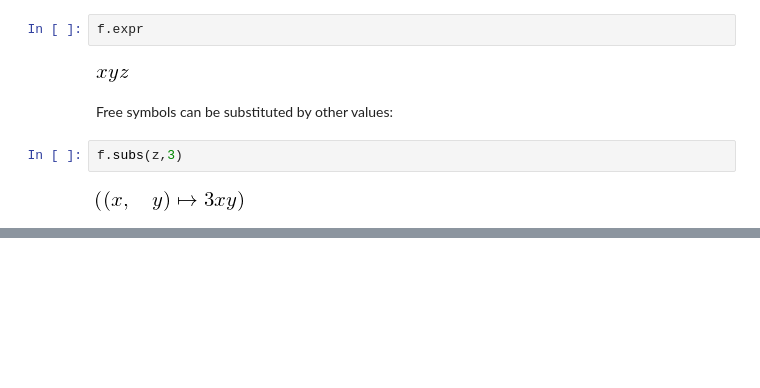
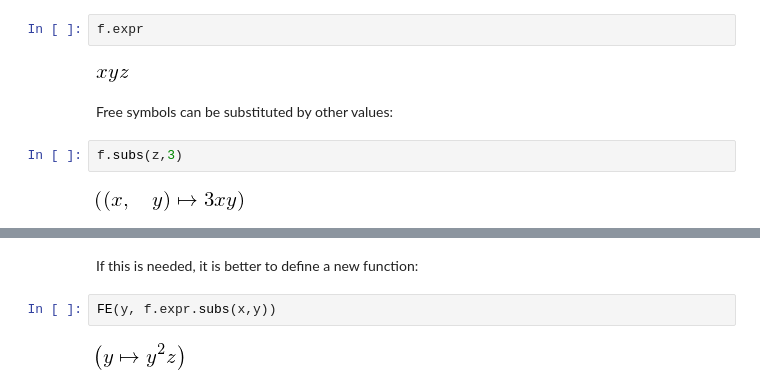
Before and after one commit to wolfgang-302/fun-expr, a Jupyter notebook: docs/01-basic_use.ipynb, the cells around one changed output, grey strips where cells are left out. Cells and saved outputs as stored; diff of their text form; blank space fills up the shorter version.

```diff
--- a/docs/01-basic_use.ipynb
+++ b/docs/01-basic_use.ipynb
@@ -188,0 +208,6 @@ f.subs(z,3)
+# %% [markdown]
+If this is needed, it is better to define a new function:
+# %%
+FE(y, f.expr.subs(x,y))
+# %% [output]
+[figure, added]
```
Also changed, not shown: parts of 12 cells of this notebook, 4 other files.
